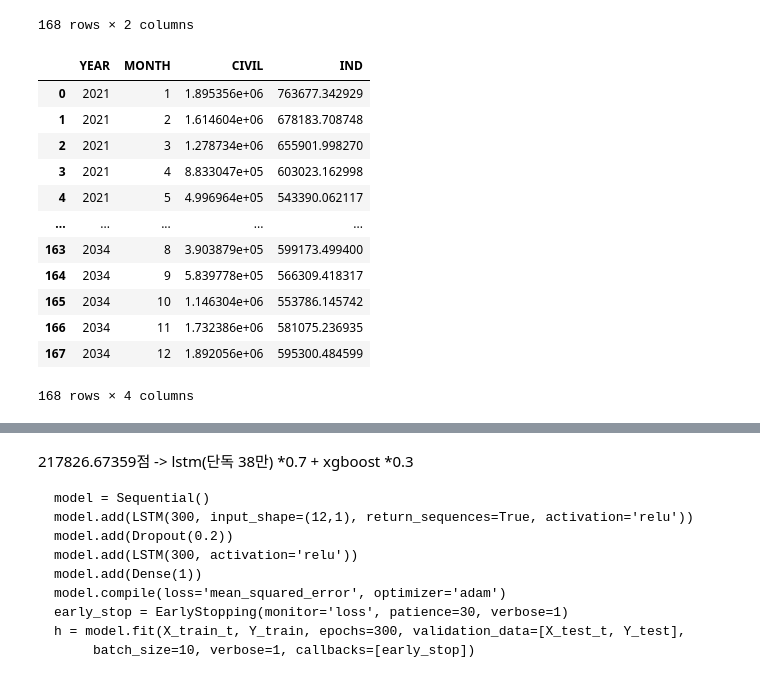
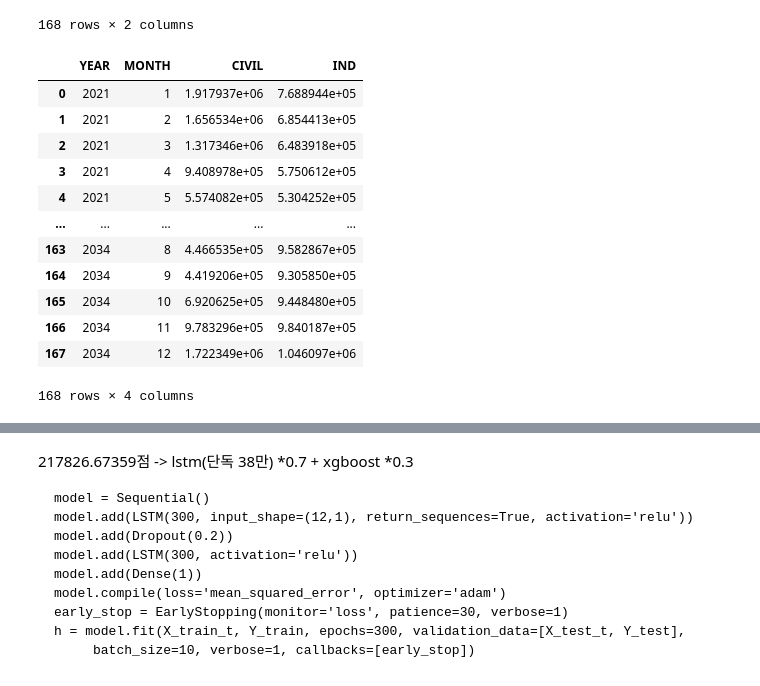
Before and after one commit to hyunju24/kogas, a Jupyter notebook: mixmix.ipynb, the cells around one changed output, grey strips where cells are left out. Saved outputs shown, nothing was run; the diff lists cells and outputs as text; code cells hidden in the pictures.

```diff
--- a/mixmix.ipynb
+++ b/mixmix.ipynb
@@ -6,5 +6,9 @@ import matplotlib.pyplot as plt
 # %%
 lstm = pd.read_csv('lstm.csv')
 xgboost = pd.read_csv('xgboost.csv')
-lstm, xgboost
+prophet = pd.read_csv('prophet_yhat.csv')
+pycaret = pd.read_csv('pycaret.csv')
+neural = pd.read_csv('Neuralprophet_yhat.csv')
+best = pd.read_csv('best.csv') # 본선 최종1등한거
+lstm, xgboost, prophet, pycaret, neural, best
 # %% [output]
@@ -45,20 +51,20 @@ final
 | 167 | 2034 | 12 |
 168 rows × 2 columns
 # %%
-final['CIVIL'] = lstm['CIVIL']*0.8 + xgboost['CIVIL']*0.2
-final['IND'] = lstm['IND']*0.8 + xgboost['IND']*0.2
+final['CIVIL'] = lstm['CIVIL']*0.4 + xgboost['CIVIL']*0.4 + prophet['CIVIL']*0.2
+final['IND'] = lstm['IND']*0.5 + xgboost['IND']*0.2 + prophet['IND']*0.3
 final
 # %% [output]
 |  | YEAR | MONTH | CIVIL | IND |
-| 0 | 2021 | 1 | 1.895356e+06 | 763677.342929 |
-| 1 | 2021 | 2 | 1.614604e+06 | 678183.708748 |
-| 2 | 2021 | 3 | 1.278734e+06 | 655901.998270 |
-| 3 | 2021 | 4 | 8.833047e+05 | 603023.162998 |
-| 4 | 2021 | 5 | 4.996964e+05 | 543390.062117 |
+| 0 | 2021 | 1 | 1.917937e+06 | 7.688944e+05 |
+| 1 | 2021 | 2 | 1.656534e+06 | 6.854413e+05 |
+| 2 | 2021 | 3 | 1.317346e+06 | 6.483918e+05 |
+| 3 | 2021 | 4 | 9.408978e+05 | 5.750612e+05 |
+| 4 | 2021 | 5 | 5.574082e+05 | 5.304252e+05 |
 | ... | ... | ... | ... | ... |
-| 163 | 2034 | 8 | 3.903879e+05 | 599173.499400 |
-| 164 | 2034 | 9 | 5.839778e+05 | 566309.418317 |
-| 165 | 2034 | 10 | 1.146304e+06 | 553786.145742 |
-| 166 | 2034 | 11 | 1.732386e+06 | 581075.236935 |
-| 167 | 2034 | 12 | 1.892056e+06 | 595300.484599 |
+| 163 | 2034 | 8 | 4.466535e+05 | 9.582867e+05 |
+| 164 | 2034 | 9 | 4.419206e+05 | 9.305850e+05 |
+| 165 | 2034 | 10 | 6.920625e+05 | 9.448480e+05 |
+| 166 | 2034 | 11 | 9.783296e+05 | 9.840187e+05 |
+| 167 | 2034 | 12 | 1.722349e+06 | 1.046097e+06 |
 168 rows × 4 columns
```
Also changed, not shown: parts of 22 cells of this notebook, 39 other files.
